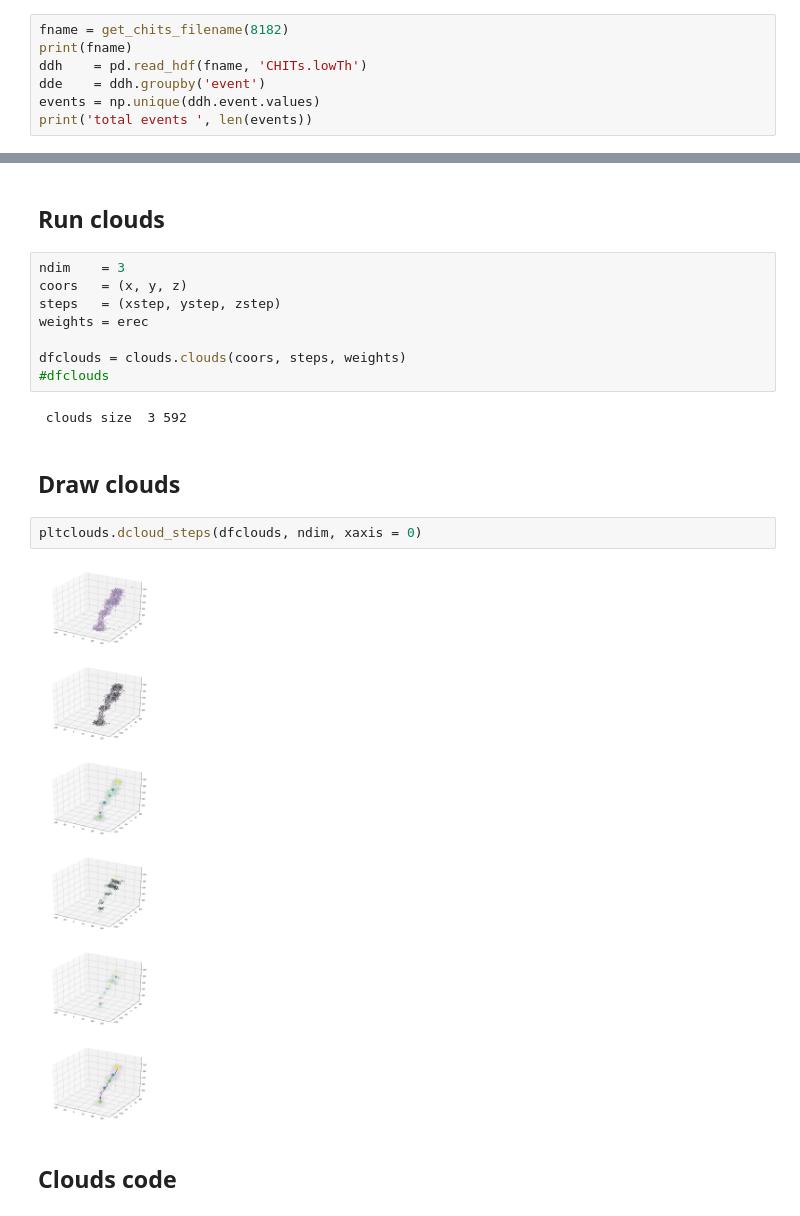
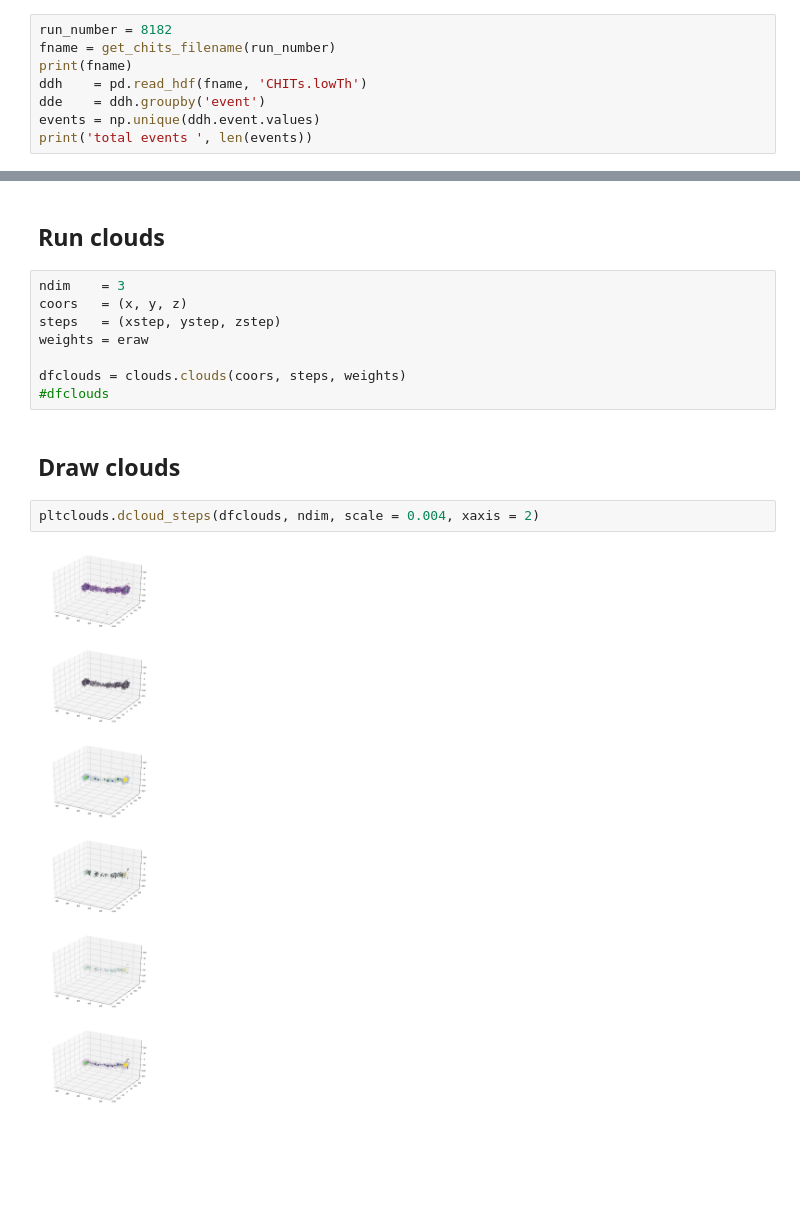
Before and after one commit to jahernando/ICAROSNB, a Jupyter notebook: JAH/bes/tracking_clouds.ipynb, the cells around one changed output, grey strips where cells are left out. Saved outputs shown, nothing was run; the diff lists cells and outputs as text; blank space fills up the shorter version.

Commit message:
clouds

```diff
--- a/JAH/bes/tracking_clouds.ipynb
+++ b/JAH/bes/tracking_clouds.ipynb
@@ -45,7 +46,8 @@ def get_chits_filename(run_number, label = 'ds_rough'):
     filename   = datadir + f'/chits_{label}_{run_number}.h5'
     return filename
 # %%
-fname = get_chits_filename(8182)
+run_number = 8182
+fname = get_chits_filename(run_number)
 print(fname)
 ddh    = pd.read_hdf(fname, 'CHITs.lowTh')
 dde    = ddh.groupby('event')
@@ -109,17 +120,13 @@ xstep, ystep, zstep = 10., 10., 2.
 ndim    = 3
 coors   = (x, y, z)
 steps   = (xstep, ystep, zstep)
-weights = erec
+weights = eraw
 
 dfclouds = clouds.clouds(coors, steps, weights)
 #dfclouds
-# %% [output]
- clouds size  3 592
 # %% [markdown]
 ## Draw clouds
 # %%
-pltclouds.dcloud_steps(dfclouds, ndim, xaxis = 0)
+pltclouds.dcloud_steps(dfclouds, ndim, scale = 0.004, xaxis = 2)
 # %% [output]
-[figure, old version]
+[figure, new version]
-# %% [markdown]
-## Clouds code
```
Also changed, not shown: parts of 62 cells of this notebook, 1 other file.
